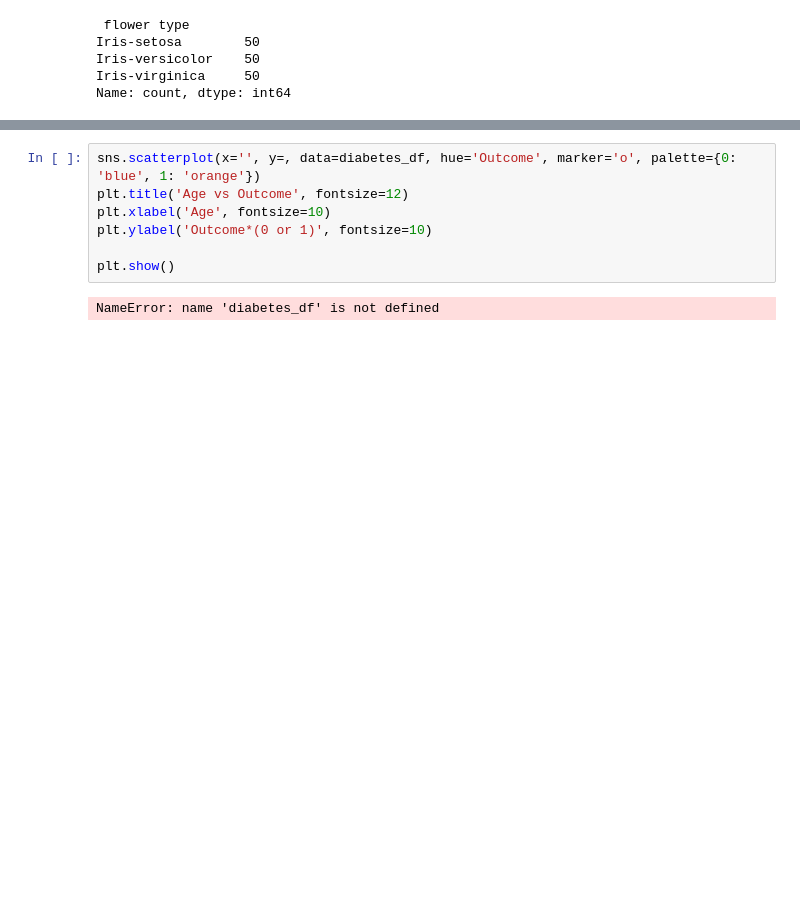
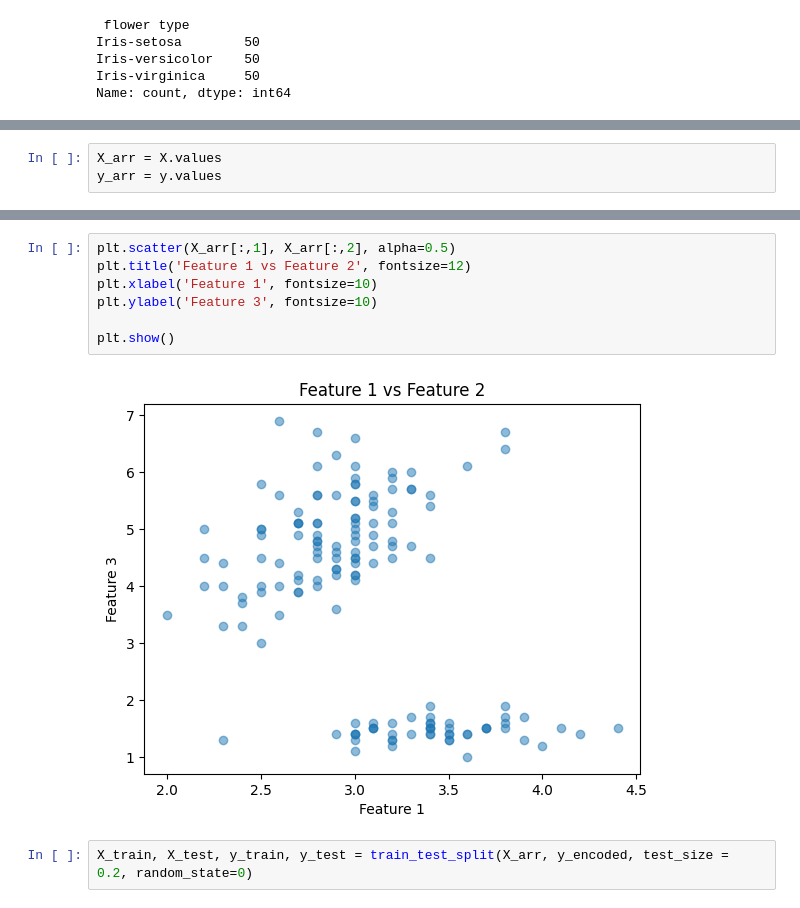
Before and after one commit to FahimS45/ML_projects_under_development, a Jupyter notebook: Classification-algorithms/Classification-algorithms.ipynb, the cells around one changed output, grey strips where cells are left out. Cells and saved outputs as stored; diff of their text form; blank space fills up the shorter version.

```diff
--- a/Classification-algorithms/Classification-algorithms.ipynb
+++ b/Classification-algorithms/Classification-algorithms.ipynb
@@ -85,0 +80,3 @@ array([0, 0, 0, 0, 0, 0, 0, 0, 0, 0, 0, 0, 0, 0, 0, 0, 0, 0, 0, 0, 0, 0,
+# %%
+X_arr = X.values
+y_arr = y.values
@@ -86,9 +110,11 @@ array([0, 0, 0, 0, 0, 0, 0, 0, 0, 0, 0, 0, 0, 0, 0, 0, 0, 0, 0, 0, 0, 0,
 # %%
-sns.scatterplot(x='', y=, data=diabetes_df, hue='Outcome', marker='o', palette={0: 'blue', 1: 'orange'})
-plt.title('Age vs Outcome', fontsize=12)
-plt.xlabel('Age', fontsize=10)
-plt.ylabel('Outcome*(0 or 1)', fontsize=10)
+plt.scatter(X_arr[:,1], X_arr[:,2], alpha=0.5)
+plt.title('Feature 1 vs Feature 2', fontsize=12)
+plt.xlabel('Feature 1', fontsize=10)
+plt.ylabel('Feature 3', fontsize=10)
 
 plt.show()
 # %% [output]
-NameError: name 'diabetes_df' is not defined
+[figure, added]
+# %%
+X_train, X_test, y_train, y_test = train_test_split(X_arr, y_encoded, test_size = 0.2, random_state=0)
```
Also changed, not shown: parts of 6 cells of this notebook.
